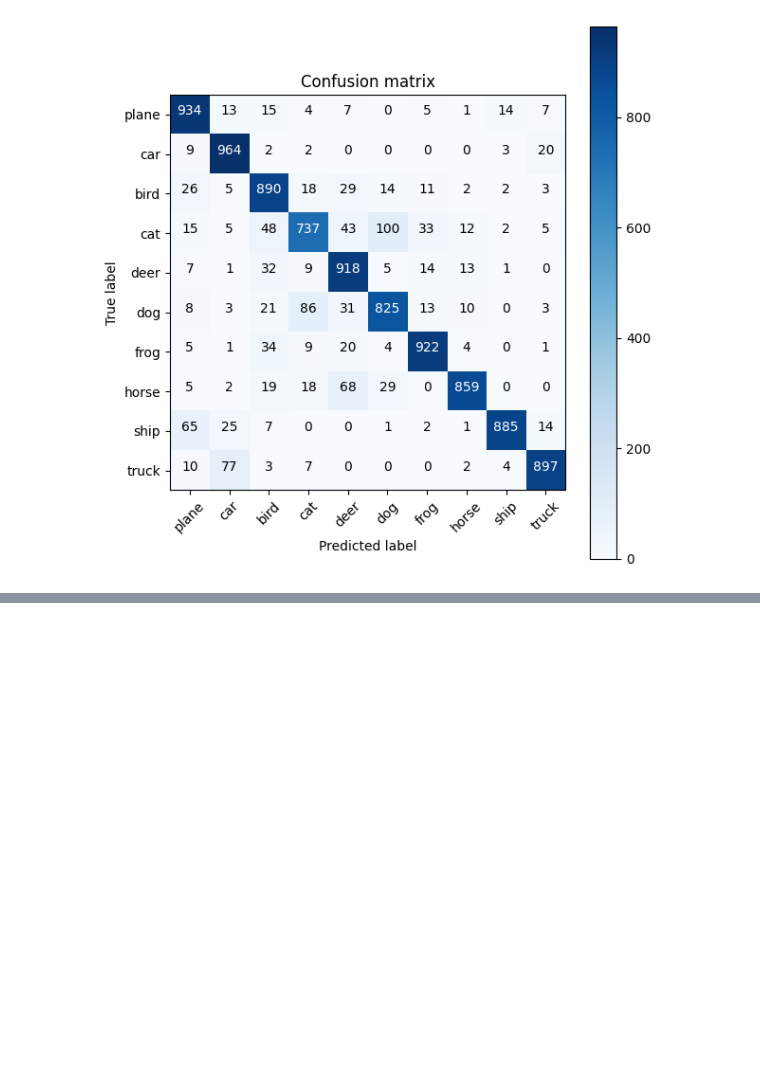
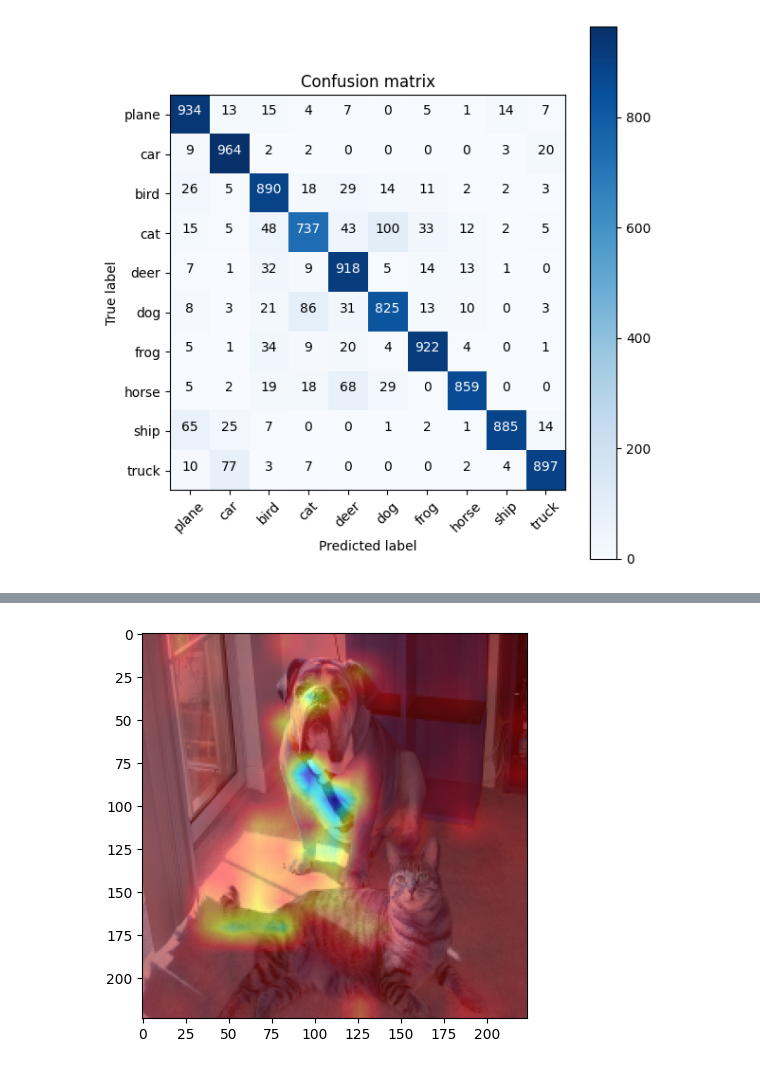
Before and after one commit to YuBeomGon/vit_cifar10, a Jupyter notebook: notebooks/vit-64-from-32.ipynb, the cells around one changed output, grey strips where cells are left out. Cells and saved outputs as stored; diff of their text form; code cells hidden in the pictures; blank space fills up the shorter version.

```diff
--- a/notebooks/vit-64-from-32.ipynb
+++ b/notebooks/vit-64-from-32.ipynb
@@ -194,0 +236,5 @@ Confusion matrix, without normalization
+# %%
+plt.imshow(mask)
+plt.show()
+# %% [output]
+[figure, added]
```
Also changed, not shown: parts of 5 cells of this notebook, 3 other files.
